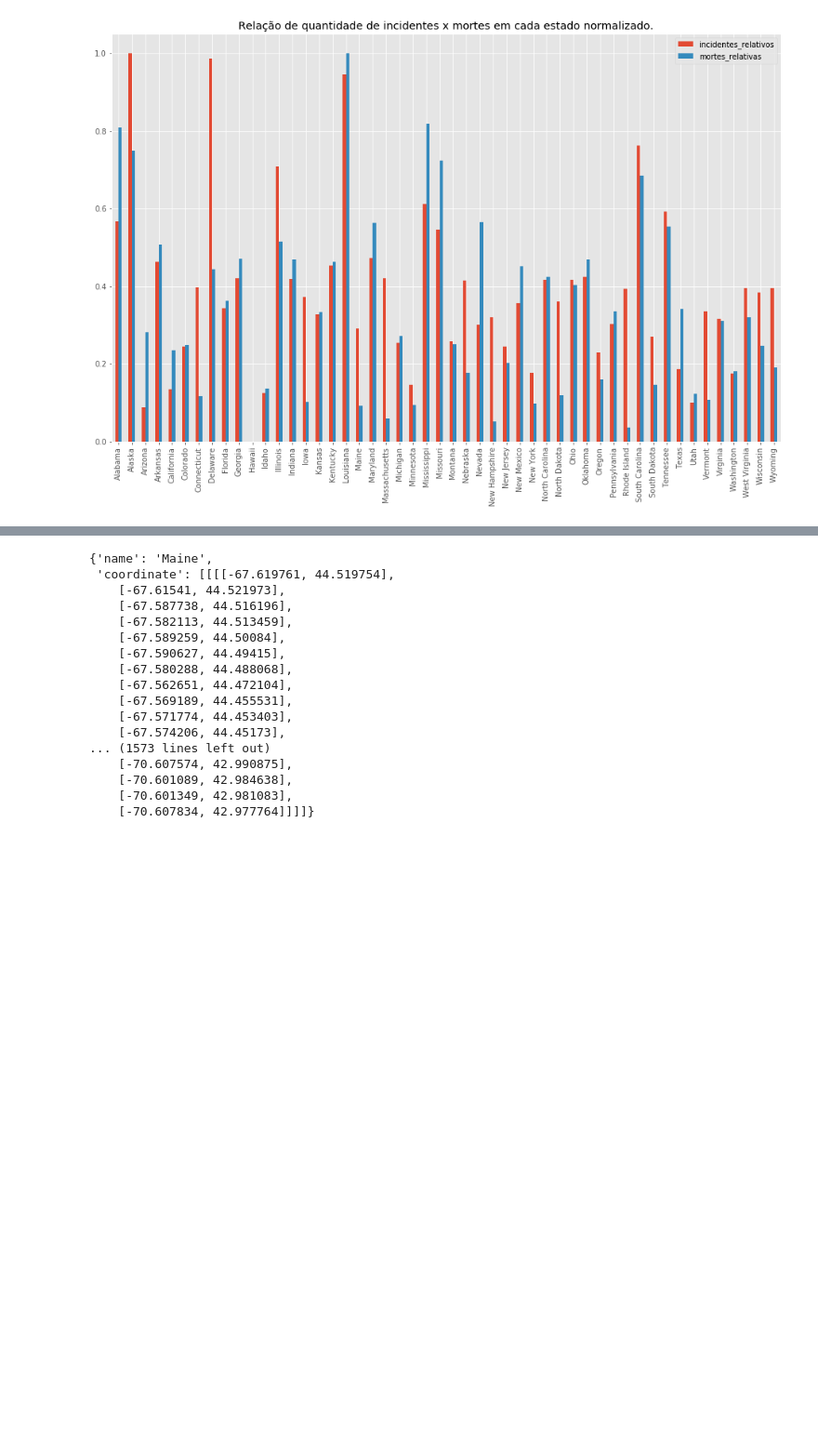
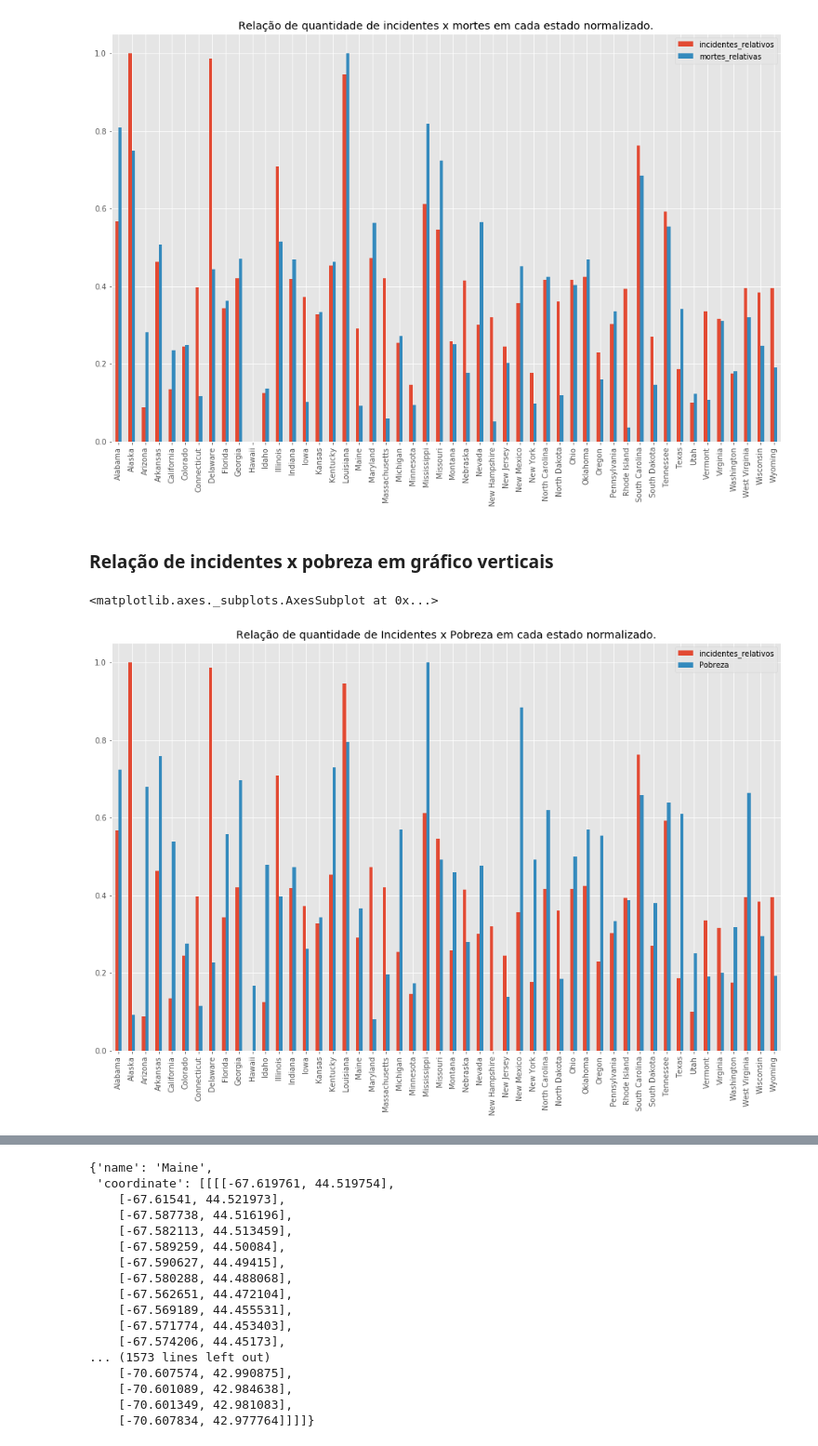
Before and after one commit to if1015-datascience-ufpe/2018-2-projeto-hadoop, a Jupyter notebook: proj.ipynb, the cells around one changed output, grey strips where cells are left out. Shown at 93% size. Cells and saved outputs as stored; diff of their text form; code cells hidden in the pictures; blank space fills up the shorter version.

```diff
--- a/proj.ipynb
+++ b/proj.ipynb
@@ -411,3 +413,12 @@ grafico
 # %% [output]
 <matplotlib.axes._subplots.AxesSubplot at 0x...>
 [figure]
+# %% [markdown]
+### Relação de incidentes x pobreza em gráfico verticais
+# %%
+grafico = violencia_pobreza_df.loc[:,['incidentes_relativos', 'Pobreza']].plot.bar(figsize=(16,10))
+grafico.set_title('Relação de quantidade de Incidentes x Pobreza em cada estado normalizado.')
+grafico
+# %% [output]
+<matplotlib.axes._subplots.AxesSubplot at 0x...>
+[figure, added]
```
Also changed, not shown: parts of 17 cells of this notebook.
